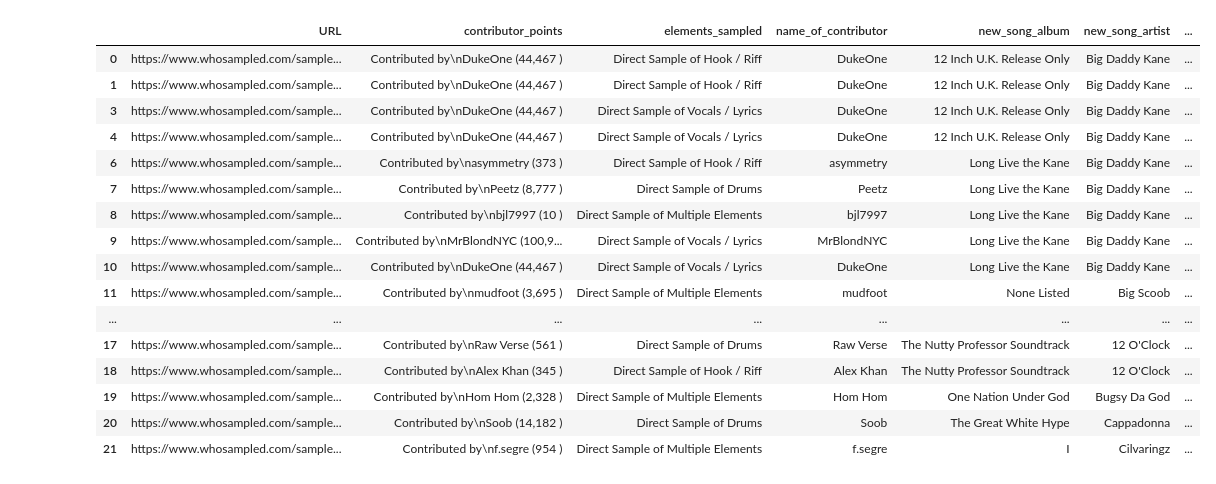
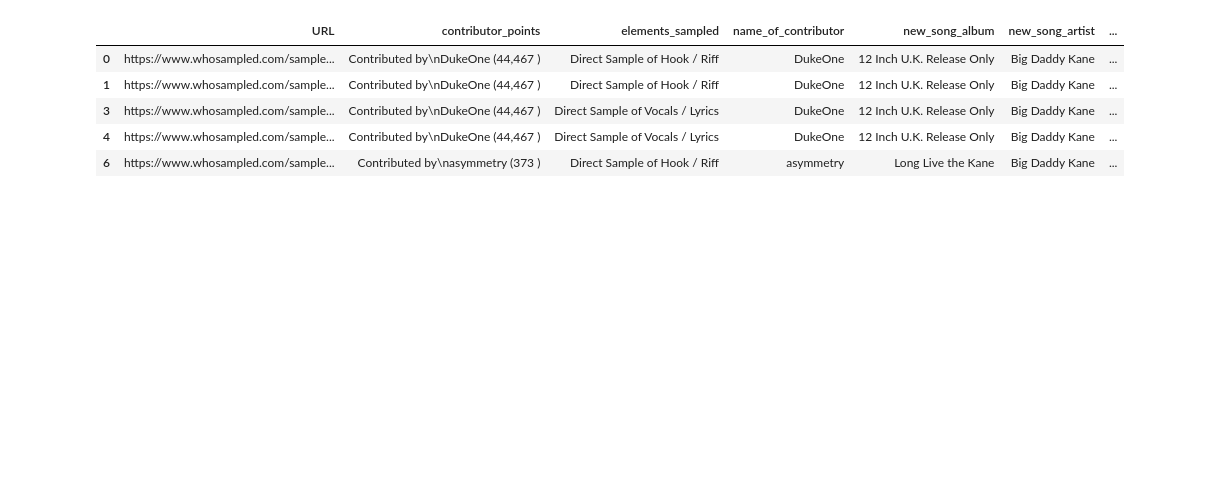
Before and after one commit to Jesse-Kerr/recordmender, a Jupyter notebook: mongo to sparse.ipynb, the cells around one changed output. Cells and saved outputs as stored; diff of their text form; code cells hidden in the pictures; blank space fills up the shorter version.

```diff
--- a/mongo to sparse.ipynb
+++ b/mongo to sparse.ipynb
@@ -13,4 +15,4 @@ df['sampled_song_producer'] = df.sampled_song_producer.apply( lambda x: ''.join(
 df.drop(columns= "_id", inplace=True)
 
 #Only 300 or so dupes
-df.drop_duplicates(inplace=True)
+df.drop_duplicates(['new_song_name', 'new_song_producer', 'sampled_artist'], inplace=True)
@@ -22,20 +97,9 @@ df.drop_duplicates(['new_song_name', 'new_song_producer', 'sampled_artist']).sha
 # %%
-df.head(20)
+df.head()
 # %% [output]
 |  | URL | contributor_points | elements_sampled | name_of_contributor | new_song_album | new_song_artist | ... |
 | 0 | https://www.whosampled.com/sample... | Contributed by\nDukeOne (44,467 ) | Direct Sample of Hook / Riff | DukeOne | 12 Inch U.K. Release Only | Big Daddy Kane | ... |
 | 1 | https://www.whosampled.com/sample... | Contributed by\nDukeOne (44,467 ) | Direct Sample of Hook / Riff | DukeOne | 12 Inch U.K. Release Only | Big Daddy Kane | ... |
 | 3 | https://www.whosampled.com/sample... | Contributed by\nDukeOne (44,467 ) | Direct Sample of Vocals / Lyrics | DukeOne | 12 Inch U.K. Release Only | Big Daddy Kane | ... |
 | 4 | https://www.whosampled.com/sample... | Contributed by\nDukeOne (44,467 ) | Direct Sample of Vocals / Lyrics | DukeOne | 12 Inch U.K. Release Only | Big Daddy Kane | ... |
 | 6 | https://www.whosampled.com/sample... | Contributed by\nasymmetry (373 ) | Direct Sample of Hook / Riff | asymmetry | Long Live the Kane | Big Daddy Kane | ... |
-| 7 | https://www.whosampled.com/sample... | Contributed by\nPeetz (8,777 ) | Direct Sample of Drums | Peetz | Long Live the Kane | Big Daddy Kane | ... |
-| 8 | https://www.whosampled.com/sample... | Contributed by\nbjl7997 (10 ) | Direct Sample of Multiple Elements | bjl7997 | Long Live the Kane | Big Daddy Kane | ... |
-| 9 | https://www.whosampled.com/sample... | Contributed by\nMrBlondNYC (100,9... | Direct Sample of Vocals / Lyrics | MrBlondNYC | Long Live the Kane | Big Daddy Kane | ... |
-| 10 | https://www.whosampled.com/sample... | Contributed by\nDukeOne (44,467 ) | Direct Sample of Vocals / Lyrics | DukeOne | Long Live the Kane | Big Daddy Kane | ... |
-| 11 | https://www.whosampled.com/sample... | Contributed by\nmudfoot (3,695 ) | Direct Sample of Multiple Elements | mudfoot | None Listed | Big Scoob | ... |
-| ... | ... | ... | ... | ... | ... | ... | ... |
-| 17 | https://www.whosampled.com/sample... | Contributed by\nRaw Verse (561 ) | Direct Sample of Drums | Raw Verse | The Nutty Professor Soundtrack | 12 O'Clock | ... |
-| 18 | https://www.whosampled.com/sample... | Contributed by\nAlex Khan (345 ) | Direct Sample of Hook / Riff | Alex Khan | The Nutty Professor Soundtrack | 12 O'Clock | ... |
-| 19 | https://www.whosampled.com/sample... | Contributed by\nHom Hom (2,328 ) | Direct Sample of Multiple Elements | Hom Hom | One Nation Under God | Bugsy Da God | ... |
-| 20 | https://www.whosampled.com/sample... | Contributed by\nSoob (14,182 ) | Direct Sample of Drums | Soob | The Great White Hype | Cappadonna | ... |
-| 21 | https://www.whosampled.com/sample... | Contributed by\nf.segre (954 ) | Direct Sample of Multiple Elements | f.segre | I | Cilvaringz | ... |
```
Also changed, not shown: parts of 11 cells of this notebook, 1 other file.
